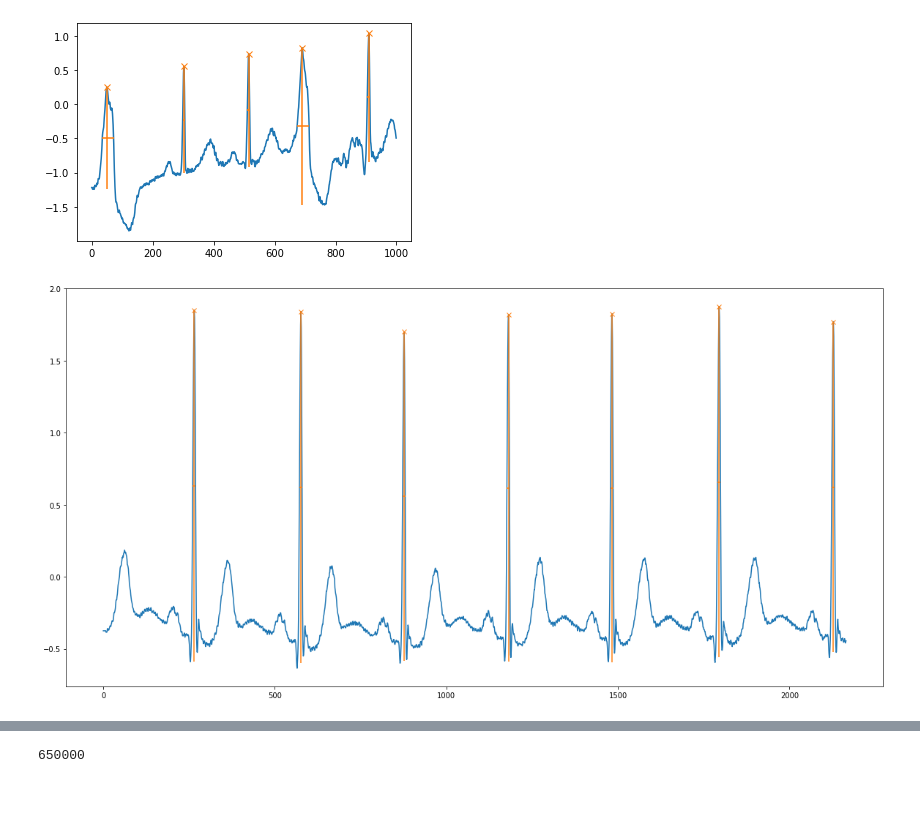
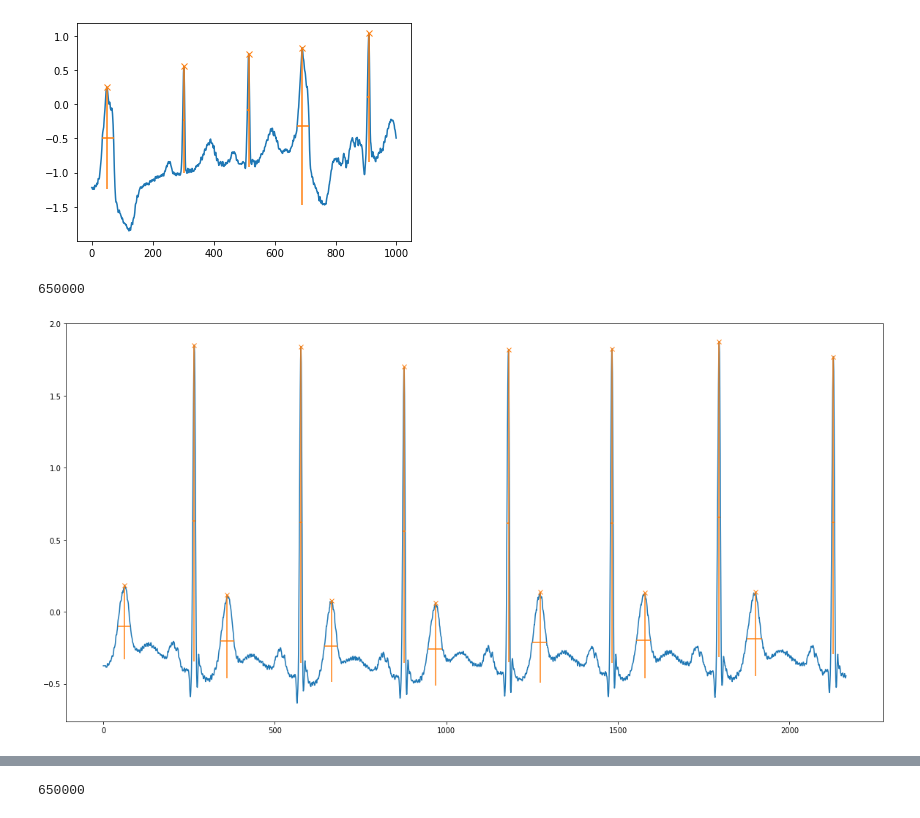
Before and after one commit to yawsonsamuel320/cardiac-arrhythmia, a Jupyter notebook: Arrythmia_Final_Year_Project.ipynb, the cells around one changed output, grey strips where cells are left out. Drawn from its saved outputs; the diff is of its cells as text; code cells hidden in the pictures.

```diff
--- a/Arrythmia_Final_Year_Project.ipynb
+++ b/Arrythmia_Final_Year_Project.ipynb
@@ -197,12 +227,19 @@ ecg = p_signal[:, 0][0:2166]
+# %%
+len(x)
+# %% [output]
+650000
 # %%
+signal_length = int(np.floor(len(p_signal[:, 0])/(30*10)))
+ecg = p_signal[:, 0][0:signal_length]
+
 plt.figure(figsize=(20, 10))
+peaks, properties = find_peaks(ecg, width=(5, ), height=(0, ))
 plt.plot(ecg)
-peaks, properties = find_peaks(ecg, prominence=1, width=1)
-plt.plot(peaks[:2166], ecg[peaks], "x")
-plt.vlines(x=peaks, ymin=ecg[peaks] - properties["prominences"],
+plt.plot(peaks, ecg[peaks], "x")
+plt.vlines(x=peaks, ymin=ecg[peaks] - properties["prominences"]*0.9,
            ymax = ecg[peaks], color = "C1")
 plt.hlines(y=properties["width_heights"], xmin=properties["left_ips"],
            xmax=properties["right_ips"], color = "C1")
 plt.show()
 # %% [output]
-[figure, old version]
+[figure, new version]
```
Also changed, not shown: parts of 13 cells of this notebook.
